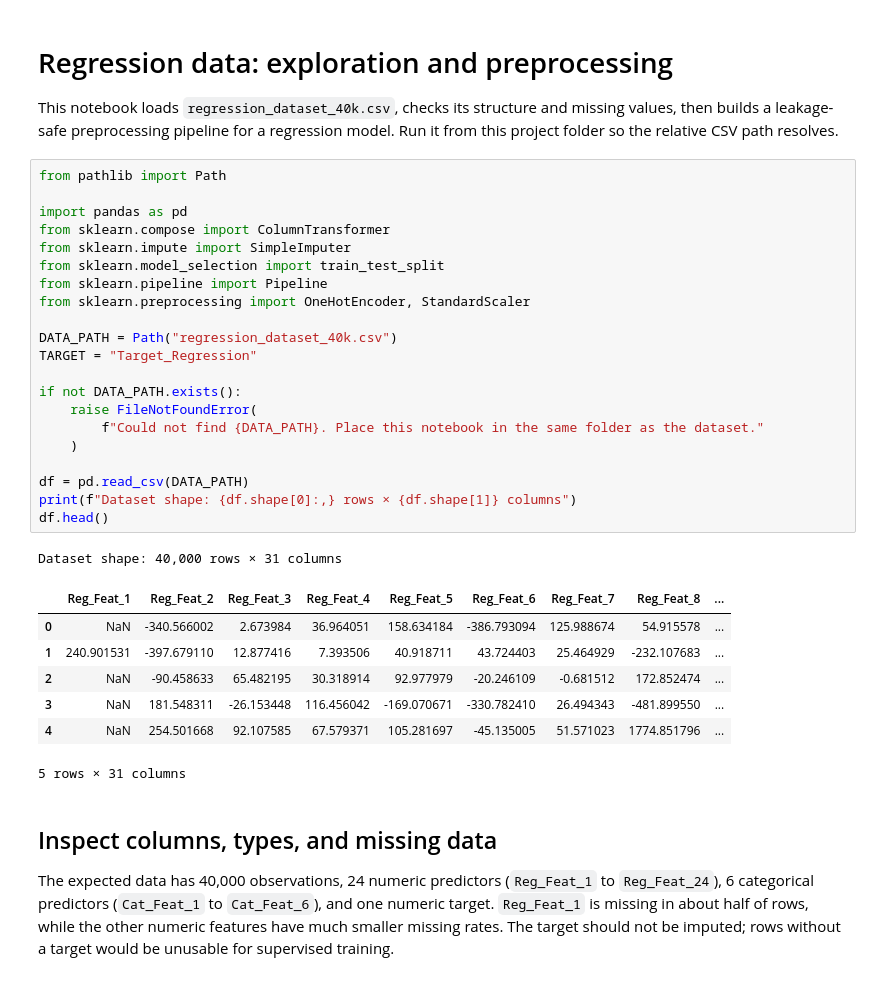
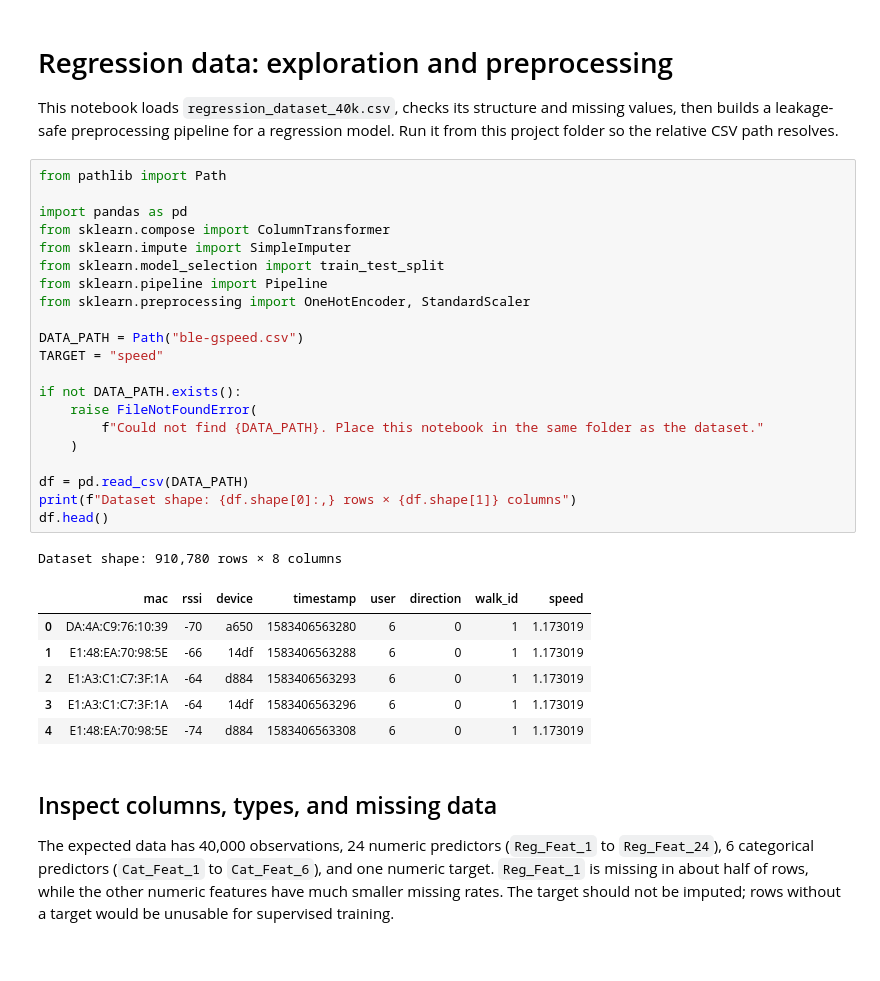
Before and after one commit to ismail-ru-cse-39/Machine-Learning, a Jupyter notebook: projects/regression.ipynb, the cells around one changed output. Cells and saved outputs as stored; diff of their text form.

Commit message:
preprocessing and data analysis

```diff
--- a/projects/regression.ipynb
+++ b/projects/regression.ipynb
@@ -5,33 +5,32 @@ This notebook loads `regression_dataset_40k.csv`, checks its structure and missi
 # %%
 from pathlib import Path
 
 import pandas as pd
 from sklearn.compose import ColumnTransformer
 from sklearn.impute import SimpleImputer
 from sklearn.model_selection import train_test_split
 from sklearn.pipeline import Pipeline
 from sklearn.preprocessing import OneHotEncoder, StandardScaler
 
-DATA_PATH = Path("regression_dataset_40k.csv")
-TARGET = "Target_Regression"
+DATA_PATH = Path("ble-gspeed.csv")
+TARGET = "speed"
 
 if not DATA_PATH.exists():
     raise FileNotFoundError(
         f"Could not find {DATA_PATH}. Place this notebook in the same folder as the dataset."
     )
 
 df = pd.read_csv(DATA_PATH)
 print(f"Dataset shape: {df.shape[0]:,} rows × {df.shape[1]} columns")
 df.head()
 # %% [output]
-Dataset shape: 40,000 rows × 31 columns
+Dataset shape: 910,780 rows × 8 columns
-|  | Reg_Feat_1 | Reg_Feat_2 | Reg_Feat_3 | Reg_Feat_4 | Reg_Feat_5 | Reg_Feat_6 | Reg_Feat_7 | Reg_Feat_8 | ... |
-| 0 | NaN | -340.566002 | 2.673984 | 36.964051 | 158.634184 | -386.793094 | 125.988674 | 54.915578 | ... |
-| 1 | 240.901531 | -397.679110 | 12.877416 | 7.393506 | 40.918711 | 43.724403 | 25.464929 | -232.107683 | ... |
-| 2 | NaN | -90.458633 | 65.482195 | 30.318914 | 92.977979 | -20.246109 | -0.681512 | 172.852474 | ... |
-| 3 | NaN | 181.548311 | -26.153448 | 116.456042 | -169.070671 | -330.782410 | 26.494343 | -481.899550 | ... |
-| 4 | NaN | 254.501668 | 92.107585 | 67.579371 | 105.281697 | -45.135005 | 51.571023 | 1774.851796 | ... |
+|  | mac | rssi | device | timestamp | user | direction | walk_id | speed |
+| 0 | DA:4A:C9:76:10:39 | -70 | a650 | 1583406563280 | 6 | 0 | 1 | 1.173019 |
+| 1 | E1:48:EA:70:98:5E | -66 | 14df | 1583406563288 | 6 | 0 | 1 | 1.173019 |
+| 2 | E1:A3:C1:C7:3F:1A | -64 | d884 | 1583406563293 | 6 | 0 | 1 | 1.173019 |
+| 3 | E1:A3:C1:C7:3F:1A | -64 | 14df | 1583406563296 | 6 | 0 | 1 | 1.173019 |
+| 4 | E1:48:EA:70:98:5E | -74 | d884 | 1583406563308 | 6 | 0 | 1 | 1.173019 |
-5 rows × 31 columns
 # %% [markdown]
 ## Inspect columns, types, and missing data
 
```
Also changed, not shown: parts of 12 cells of this notebook, 6 other files.
